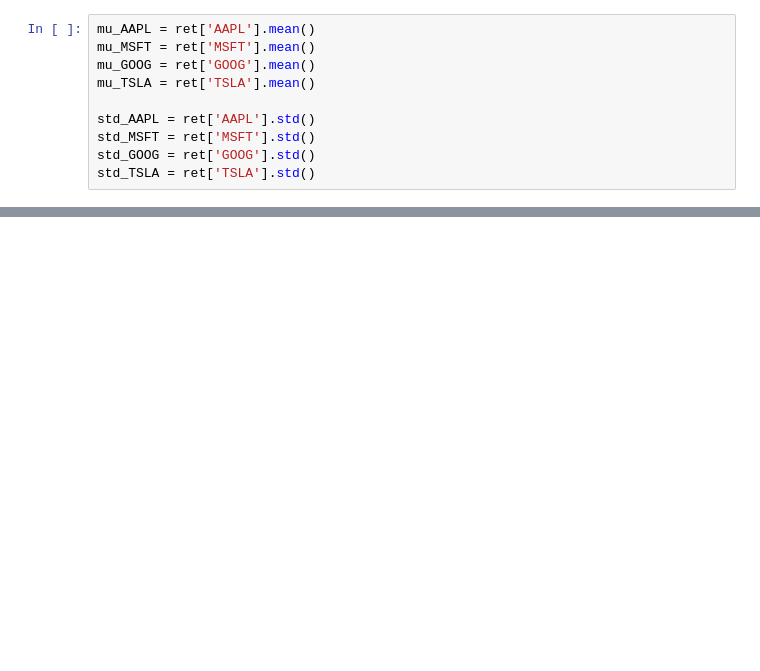
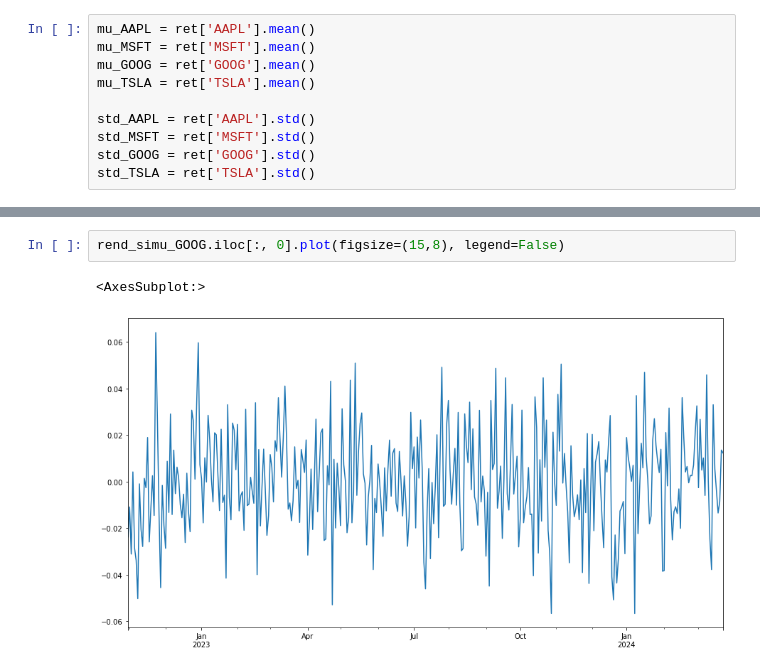
Before and after one commit to GustavodeAnda/PM2_deAndaG1_Hern-ndezM2_Rodr-guezS3, a Jupyter notebook: PM2_deAndaG1_HernándezM2_RodríguezS3.ipynb, the cells around one changed output, grey strips where cells are left out. Drawn from its saved outputs; the diff is of its cells as text; blank space fills up the shorter version.

```diff
--- a/PM2_deAndaG1_HernándezM2_RodríguezS3.ipynb
+++ b/PM2_deAndaG1_HernándezM2_RodríguezS3.ipynb
@@ -87,0 +268,5 @@ rend_simu_GOOG
+# %%
+rend_simu_GOOG.iloc[:, 0].plot(figsize=(15,8), legend=False)
+# %% [output]
+<AxesSubplot:>
+[figure, added]
```
Also changed, not shown: parts of 30 cells of this notebook.
